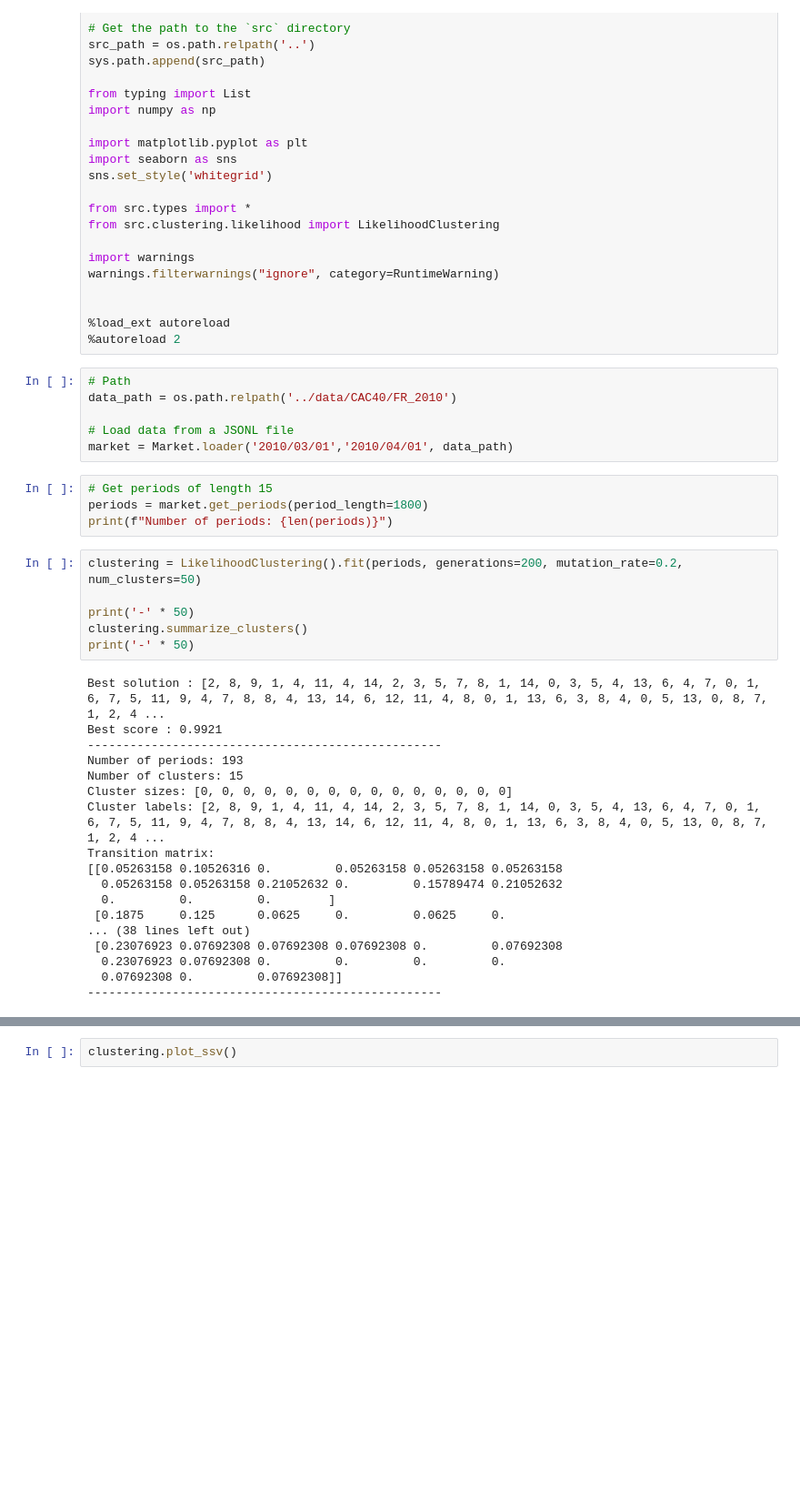
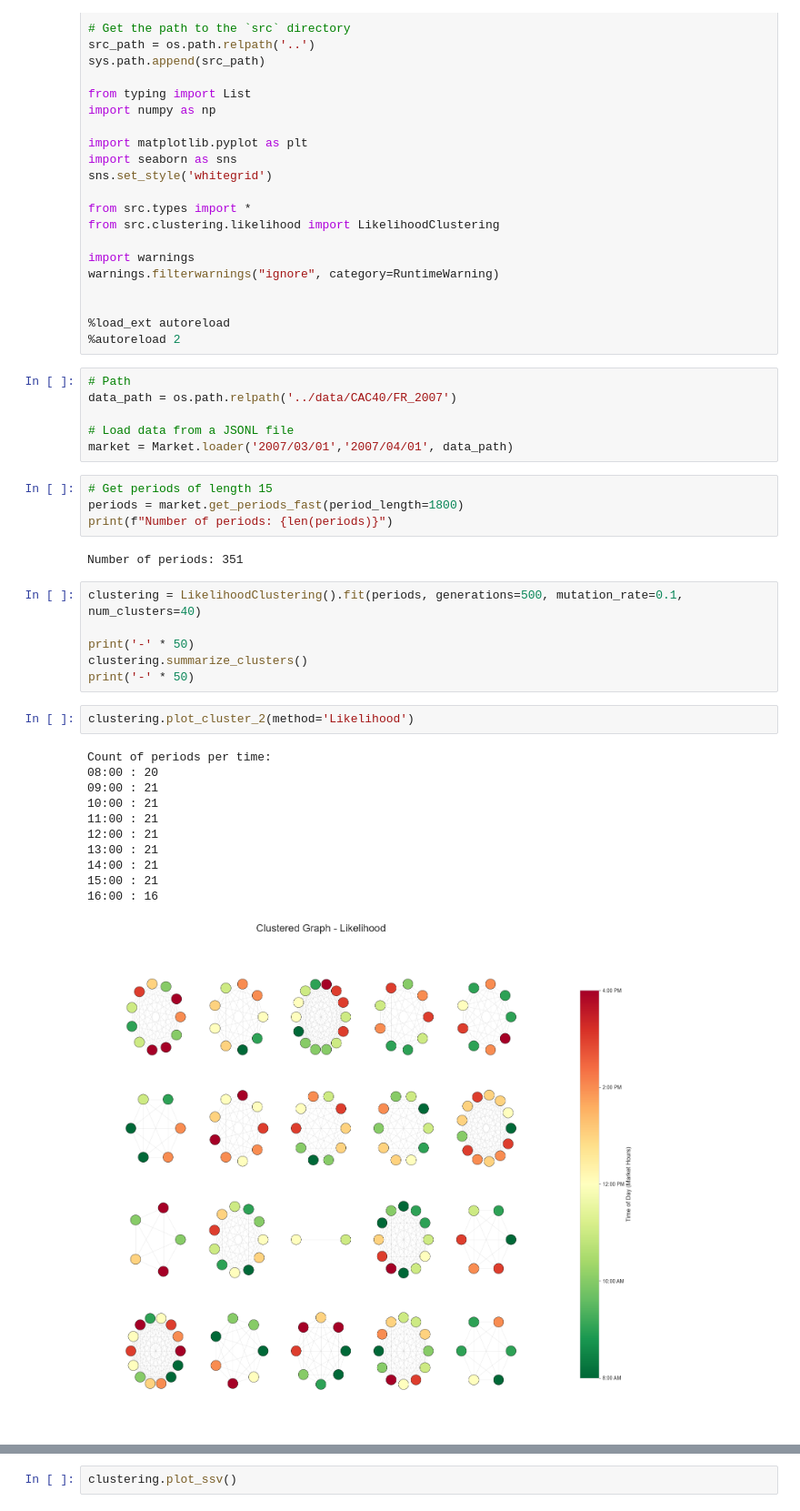
Before and after one commit to AdamZinebii/Intraday-Market-Activity-Clustering, a Jupyter notebook: examples/likelihood_clustering.ipynb, the cells around one changed output, grey strips where cells are left out. Shown at 91% size. Saved outputs shown, nothing was run; the diff lists cells and outputs as text; blank space fills up the shorter version.

```diff
--- a/examples/likelihood_clustering.ipynb
+++ b/examples/likelihood_clustering.ipynb
@@ -24,38 +24,36 @@ warnings.filterwarnings("ignore", category=RuntimeWarning)
 %autoreload 2
 # %%
 # Path
-data_path = os.path.relpath('../data/CAC40/FR_2010')
+data_path = os.path.relpath('../data/CAC40/FR_2007')
 
 # Load data from a JSONL file
-market = Market.loader('2010/03/01','2010/04/01', data_path)
+market = Market.loader('2007/03/01','2007/04/01', data_path)
 # %%
 # Get periods of length 15
-periods = market.get_periods(period_length=1800)
+periods = market.get_periods_fast(period_length=1800)
 print(f"Number of periods: {len(periods)}")
+# %% [output]
+Number of periods: 351
 # %%
-clustering = LikelihoodClustering().fit(periods, generations=200, mutation_rate=0.2, num_clusters=50)
+clustering = LikelihoodClustering().fit(periods, generations=500, mutation_rate=0.1, num_clusters=40)
 
 print('-' * 50)
 clustering.summarize_clusters()
 print('-' * 50)
-# %% [output]
-Best solution : [2, 8, 9, 1, 4, 11, 4, 14, 2, 3, 5, 7, 8, 1, 14, 0, 3, 5, 4, 13, 6, 4, 7, 0, 1, 6, 7, 5, 11, 9, 4, 7, 8, 8, 4, 13, 14, 6, 12, 11, 4, 8, 0, 1, 13, 6, 3, 8, 4, 0, 5, 13, 0, 8, 7, 1, 2, 4 ...
-Best score : 0.9921
---------------------------------------------------
-Number of periods: 193
-Number of clusters: 15
-Cluster sizes: [0, 0, 0, 0, 0, 0, 0, 0, 0, 0, 0, 0, 0, 0, 0]
-Cluster labels: [2, 8, 9, 1, 4, 11, 4, 14, 2, 3, 5, 7, 8, 1, 14, 0, 3, 5, 4, 13, 6, 4, 7, 0, 1, 6, 7, 5, 11, 9, 4, 7, 8, 8, 4, 13, 14, 6, 12, 11, 4, 8, 0, 1, 13, 6, 3, 8, 4, 0, 5, 13, 0, 8, 7, 1, 2, 4 ...
-Transition matrix:
-[[0.05263158 0.10526316 0.         0.05263158 0.05263158 0.05263158
-  0.05263158 0.05263158 0.21052632 0.         0.15789474 0.21052632
-  0.         0.         0.        ]
- [0.1875     0.125      0.0625     0.         0.0625     0.
-... (38 lines left out)
- [0.23076923 0.07692308 0.07692308 0.07692308 0.         0.07692308
-  0.23076923 0.07692308 0.         0.         0.         0.
-  0.07692308 0.         0.07692308]]
---------------------------------------------------
+# %%
+clustering.plot_cluster_2(method='Likelihood')
+# %% [output]
+Count of periods per time:
+08:00 : 20
+09:00 : 21
+10:00 : 21
+11:00 : 21
+12:00 : 21
+13:00 : 21
+14:00 : 21
+15:00 : 21
+16:00 : 16
+[figure, added]
 # %%
 clustering.plot_cluster_2(method='Likelihood')
 # %% [output]
```
Also changed, not shown: parts of 1 cell of this notebook, 2 other files.
